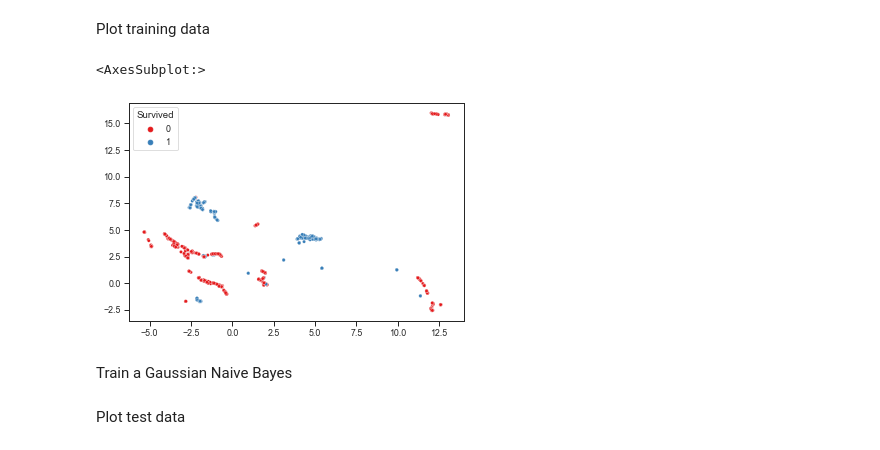
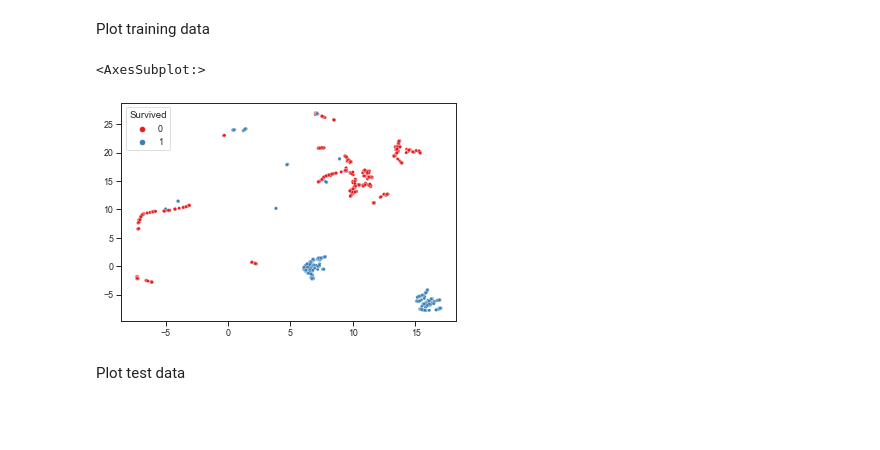
Before and after one commit to SandroMartens/sturdy-bassoon, a Jupyter notebook: titanic/analyse.ipynb, the cells around one changed output. Saved outputs shown, nothing was run; the diff lists cells and outputs as text; code cells hidden in the pictures; blank space fills up the shorter version.

```diff
--- a/titanic/analyse.ipynb
+++ b/titanic/analyse.ipynb
@@ -56,18 +82,33 @@ test = scaler.transform(test)
 # %%
+scaler = RobustScaler(
+    unit_variance=True
+)
+
 reducer = UMAP(
-    n_components=4,
+    n_components=2,
     n_neighbors=30,
-    min_dist=0,
+    min_dist=0.1,
     target_weight=0.5,
     metric="correlation",
     random_state=random_state
 )
 
-embedding_train = reducer.fit_transform(
-    X=train_X,
-    y=train_y
+class_comp = StackingClassifier(
+    estimators=estimators,
+    # final_estimator=final_estimator,
+    n_jobs=-1,
+    verbose=0,
 )
-
-embedding_test = reducer.transform(
-    X=test
-)
+# %%
+pipeline = make_pipeline(
+    scaler,
+    reducer,
+    class_comp
+)
+# %%
+pipeline.fit(
+    X=train_X,
+    y=train_y
+)
+
+pred_y = pipeline.predict(test)
@@ -75,15 +120,13 @@ embedding_test = reducer.transform(
 Plot training data
 # %%
 sns.scatterplot(
-    x=embedding_train[:,0],
-    y=embedding_train[:,1],
+    x=pipeline["umap"].embedding_[:,0],
+    y=pipeline["umap"].embedding_[:,1],
     hue=train_y,
-    # style=clusterlabels,
+    # alpha=proba,
     palette="Set1",
     s=10
 )
 # %% [output]
 <AxesSubplot:>
-[figure, old version]
+[figure, new version]
-# %% [markdown]
-Train a Gaussian Naive Bayes
```
Also changed, not shown: parts of 10 cells of this notebook, 2 other files.
